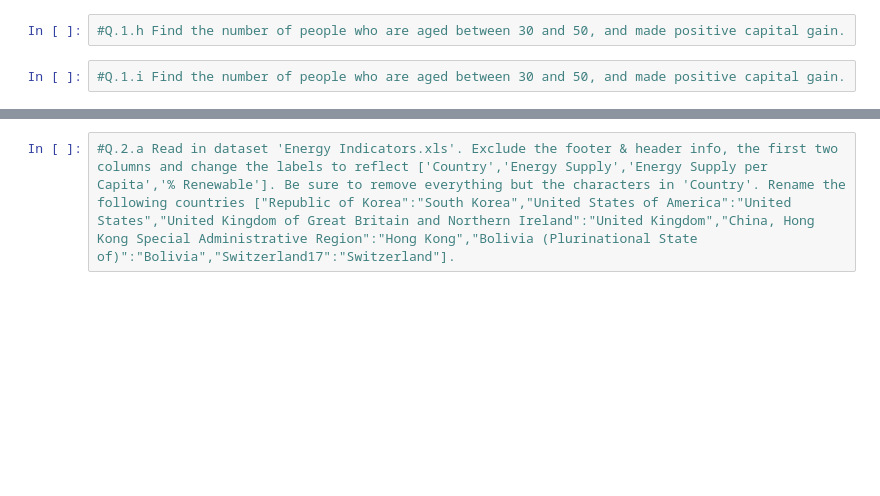
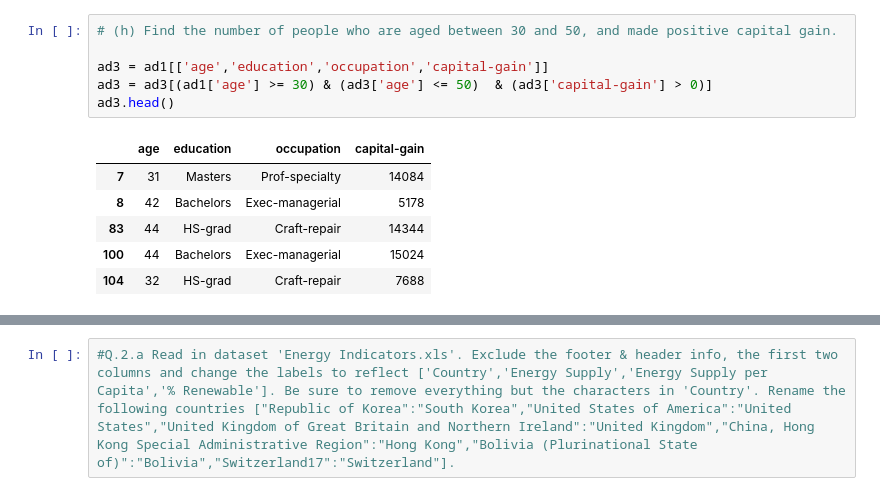
Before and after one commit to RealDogDad/exoplanetary-extrapolation, a Jupyter notebook: assignments/assignment-4b.ipynb, the cells around one changed output, grey strips where cells are left out. Drawn from its saved outputs; the diff is of its cells as text; blank space fills up the shorter version.

```diff
--- a/assignments/assignment-4b.ipynb
+++ b/assignments/assignment-4b.ipynb
@@ -59,4 +89,13 @@ FileNotFoundError: [Errno 2] No such file or directory: '../dataFiles/adult_inco
 # %%
-#Q.1.h Find the number of people who are aged between 30 and 50, and made positive capital gain.
+# (h) Find the number of people who are aged between 30 and 50, and made positive capital gain.
+
+ad3 = ad1[['age','education','occupation','capital-gain']]
+ad3 = ad3[(ad1['age'] >= 30) & (ad3['age'] <= 50)  & (ad3['capital-gain'] > 0)]
+ad3.head()
+# %% [output]
+|  | age | education | occupation | capital-gain |
+| 7 | 31 | Masters | Prof-specialty | 14084 |
+| 8 | 42 | Bachelors | Exec-managerial | 5178 |
+| 83 | 44 | HS-grad | Craft-repair | 14344 |
+| 100 | 44 | Bachelors | Exec-managerial | 15024 |
+| 104 | 32 | HS-grad | Craft-repair | 7688 |
-# %%
-#Q.1.i Find the number of people who are aged between 30 and 50, and made positive capital gain.
```
Also changed, not shown: parts of 14 cells of this notebook.
